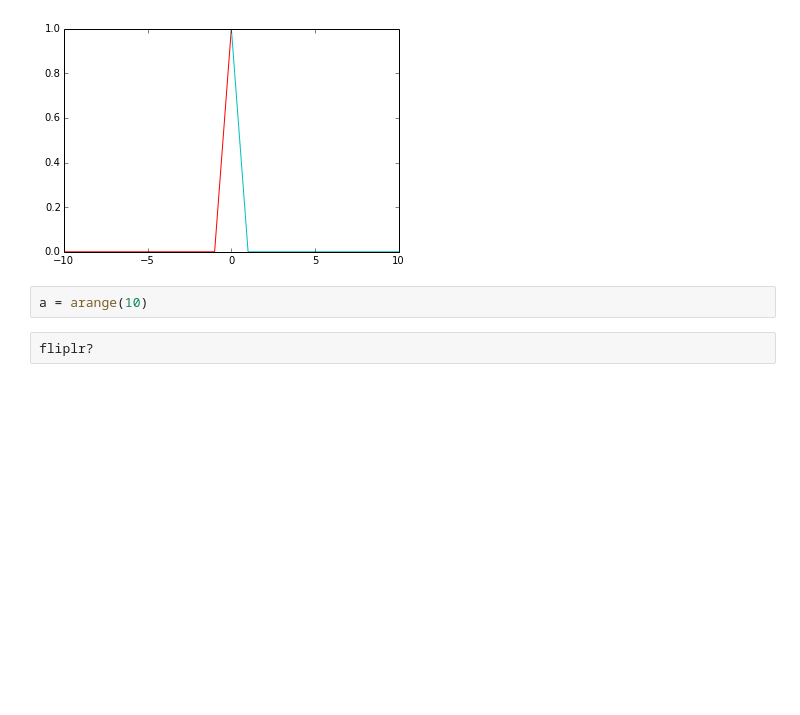
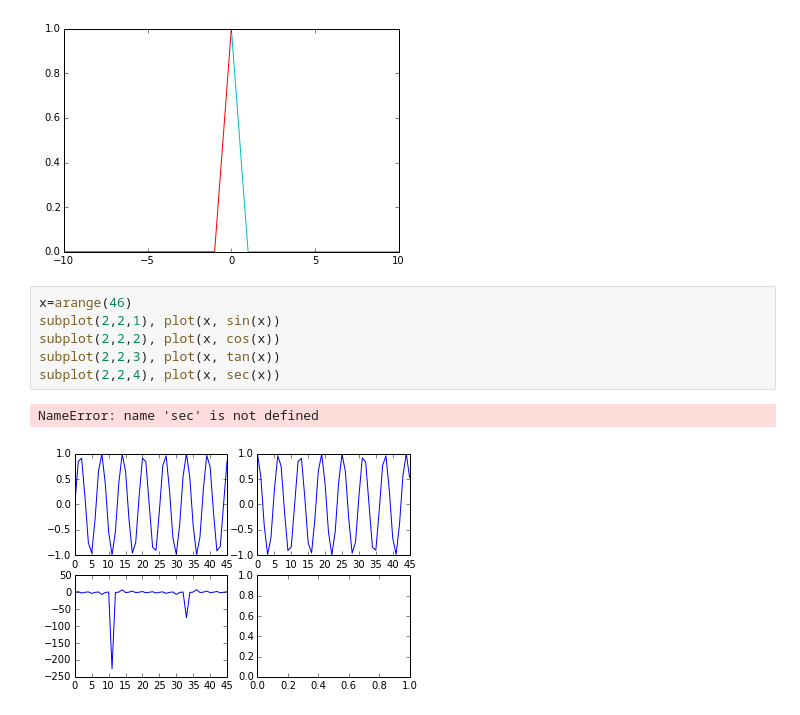
Before and after one commit to zshujon/digital_signal_processing, a Jupyter notebook: 02.discrete_time_signals_and_systems.ipynb, the cells around one changed output. Cells and saved outputs as stored; diff of their text form; blank space fills up the shorter version.

```diff
--- a/02.discrete_time_signals_and_systems.ipynb
+++ b/02.discrete_time_signals_and_systems.ipynb
@@ -123,7 +127,12 @@ plot(a, b, 'r', n, y, 'c')
 [<matplotlib.lines.Line2D at 0x...>,
  <matplotlib.lines.Line2D at 0x...>]
 [figure]
-# %%
-a = arange(10)
-# %%
-fliplr?
+# %%
+x=arange(46)
+subplot(2,2,1), plot(x, sin(x))
+subplot(2,2,2), plot(x, cos(x))
+subplot(2,2,3), plot(x, tan(x))
+subplot(2,2,4), plot(x, sec(x))
+# %% [output]
+NameError: name 'sec' is not defined
+[figure, added]
```
Also changed, not shown: parts of 4 cells of this notebook.
